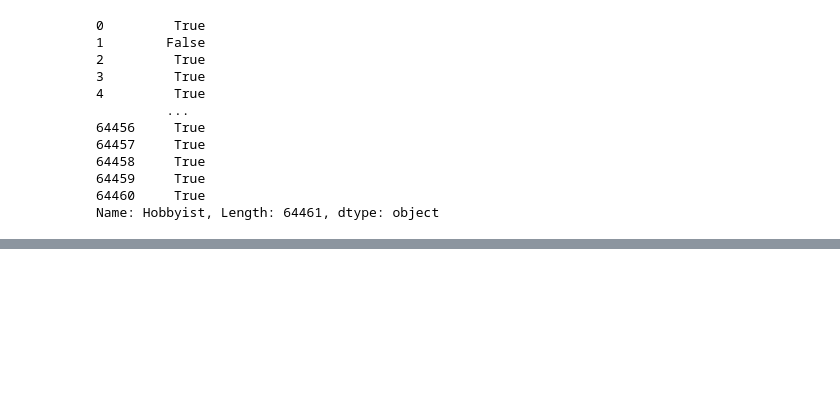
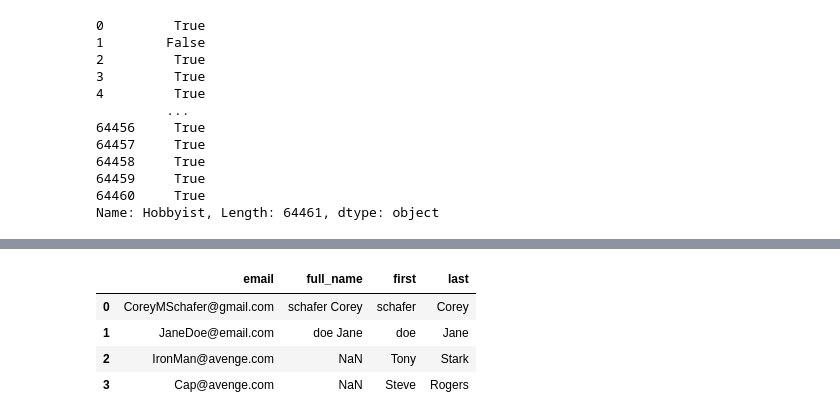
Before and after one commit to kalayu-ftsum/data_science_sample_code, a Jupyter notebook: data analysis/data_analysis.ipynb, the cells around one changed output, grey strips where cells are left out. Saved outputs shown, nothing was run; the diff lists cells and outputs as text; code cells hidden in the pictures; blank space fills up the shorter version.

```diff
--- a/data analysis/data_analysis.ipynb
+++ b/data analysis/data_analysis.ipynb
@@ -506,0 +515,4 @@ df
+# %%
+df_test.drop(columns=["first", "last"],inplace=True)
+# %%
+df_test[['first','last']]=df_test['full_name'].str.split(' ', expand=True)
@@ -506,0 +539,15 @@ df
+# %%
+people = {
+    'first': ['Tony', 'Steve'],
+    'last': ['Stark', 'Rogers'],
+    'email': ['IronMan@avenge.com', 'Cap@avenge.com']
+}
+df2 = pd.DataFrame(people)
+# %%
+df_test.append(df2, ignore_index=True, sort=False)
+# %% [output]
+|  | email | full_name | first | last |
+| 0 | CoreyMSchafer@gmail.com | schafer Corey | schafer | Corey |
+| 1 | JaneDoe@email.com | doe Jane | doe | Jane |
+| 2 | IronMan@avenge.com | NaN | Tony | Stark |
+| 3 | Cap@avenge.com | NaN | Steve | Rogers |
```
Also changed, not shown: parts of 8 cells of this notebook.
